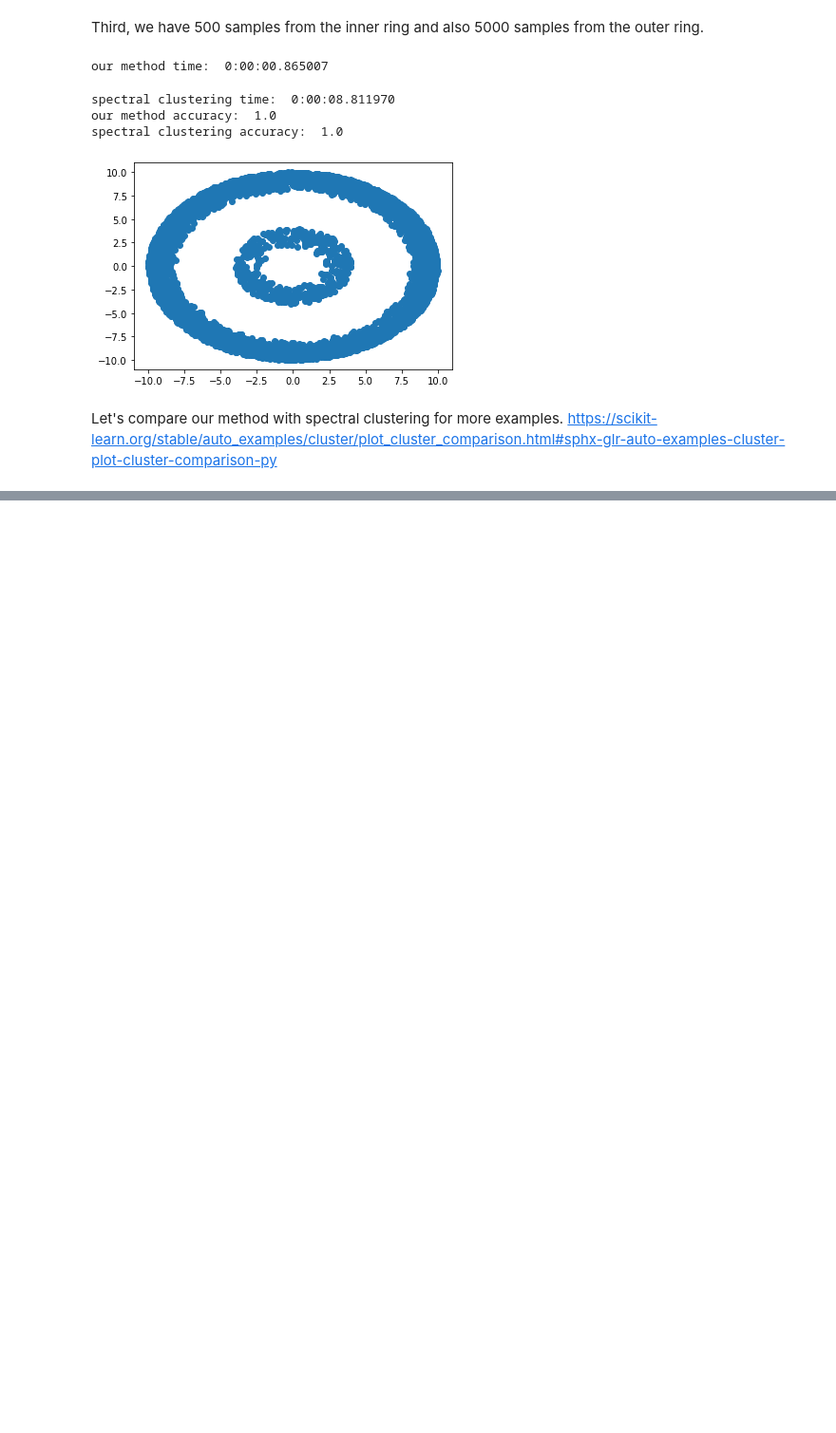
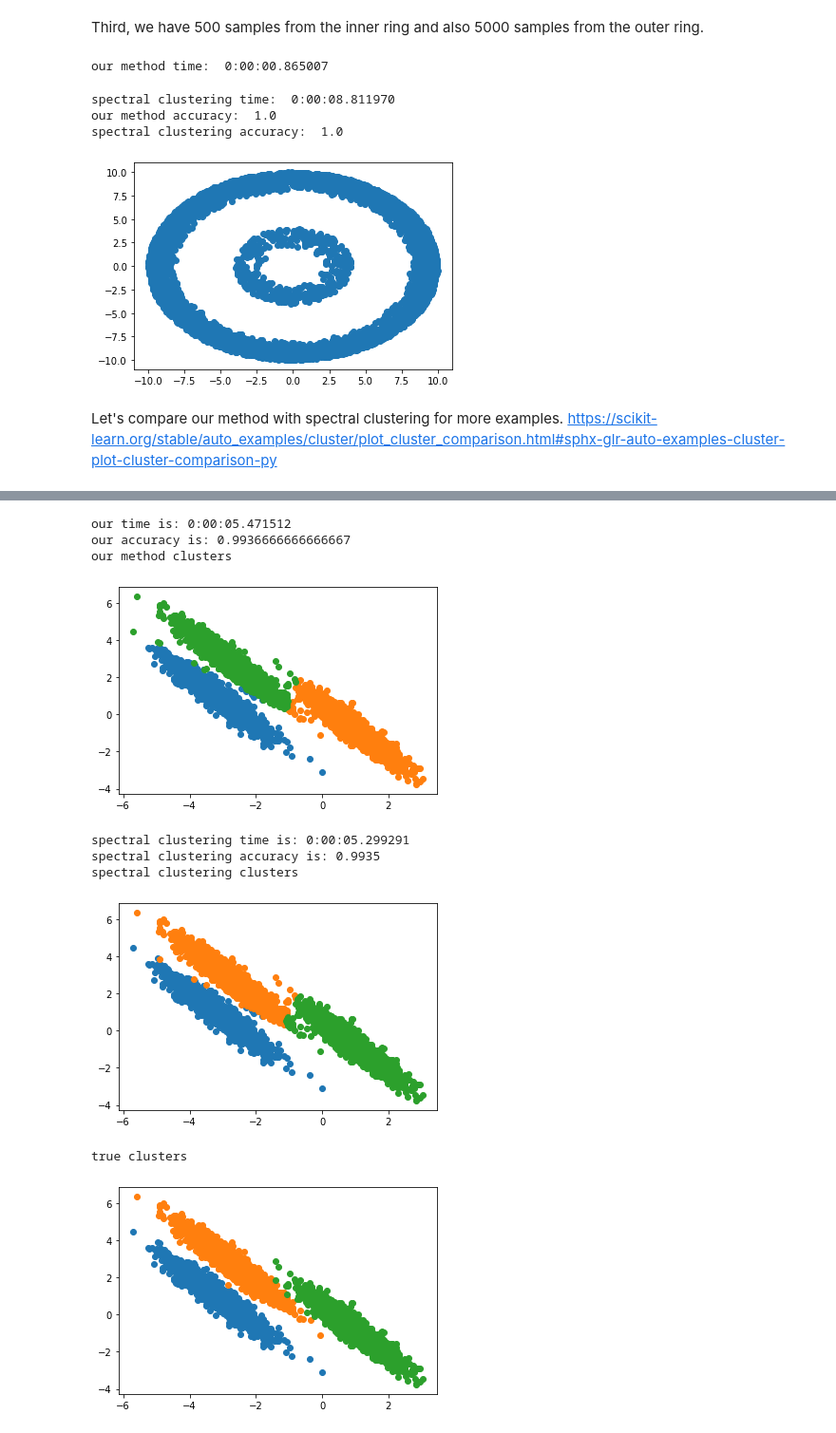
Before and after one commit to sahelyiyi/LocClustNLasso, a Jupyter notebook: loc_clust_kmeans.ipynb, the cells around one changed output, grey strips where cells are left out. Shown at 95% size. Drawn from its saved outputs; the diff is of its cells as text; code cells hidden in the pictures; blank space fills up the shorter version.

```diff
--- a/loc_clust_kmeans.ipynb
+++ b/loc_clust_kmeans.ipynb
@@ -637,2 +638,23 @@ spectral clustering clusters
 true clusters
 [figure]
+# %%
+X, y = datasets.make_blobs(n_samples=n_samples, random_state=random_state)
+transformation = [[0.6, -0.6], [-0.4, 0.8]]
+X_aniso = np.dot(X, transformation)
+aniso = (X_aniso, y)
+
+points = aniso[0]
+true_labels = aniso[1]
+
+run_more_plots_all_together(points, true_labels, 100, 1.0, 0.1, 0.4, 3, 1)
+# %% [output]
+our time is: 0:00:05.471512
+our accuracy is: 0.9936666666666667
+our method clusters
+[figure, added]
+spectral clustering time is: 0:00:05.299291
+spectral clustering accuracy is: 0.9935
+spectral clustering clusters
+[figure, added]
+true clusters
+[figure, added]
```
Also changed, not shown: parts of 5 cells of this notebook.
